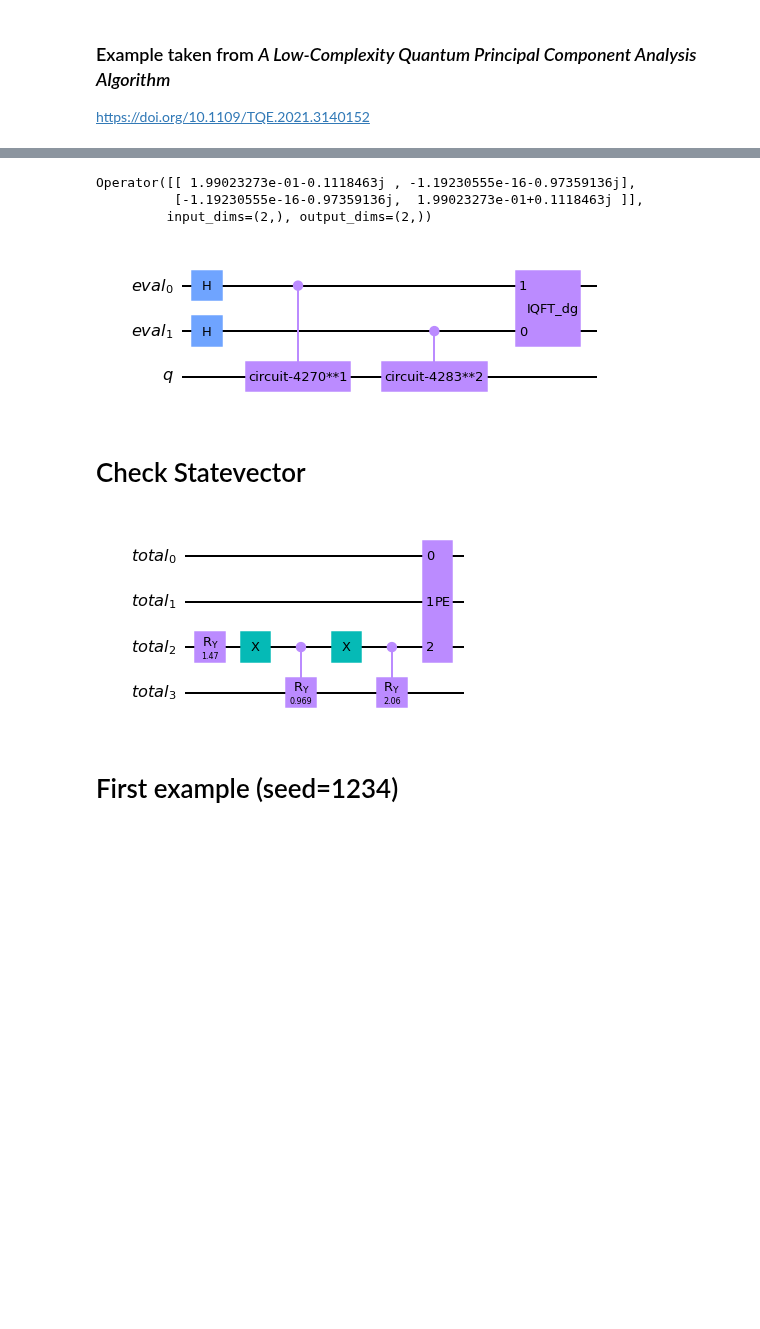
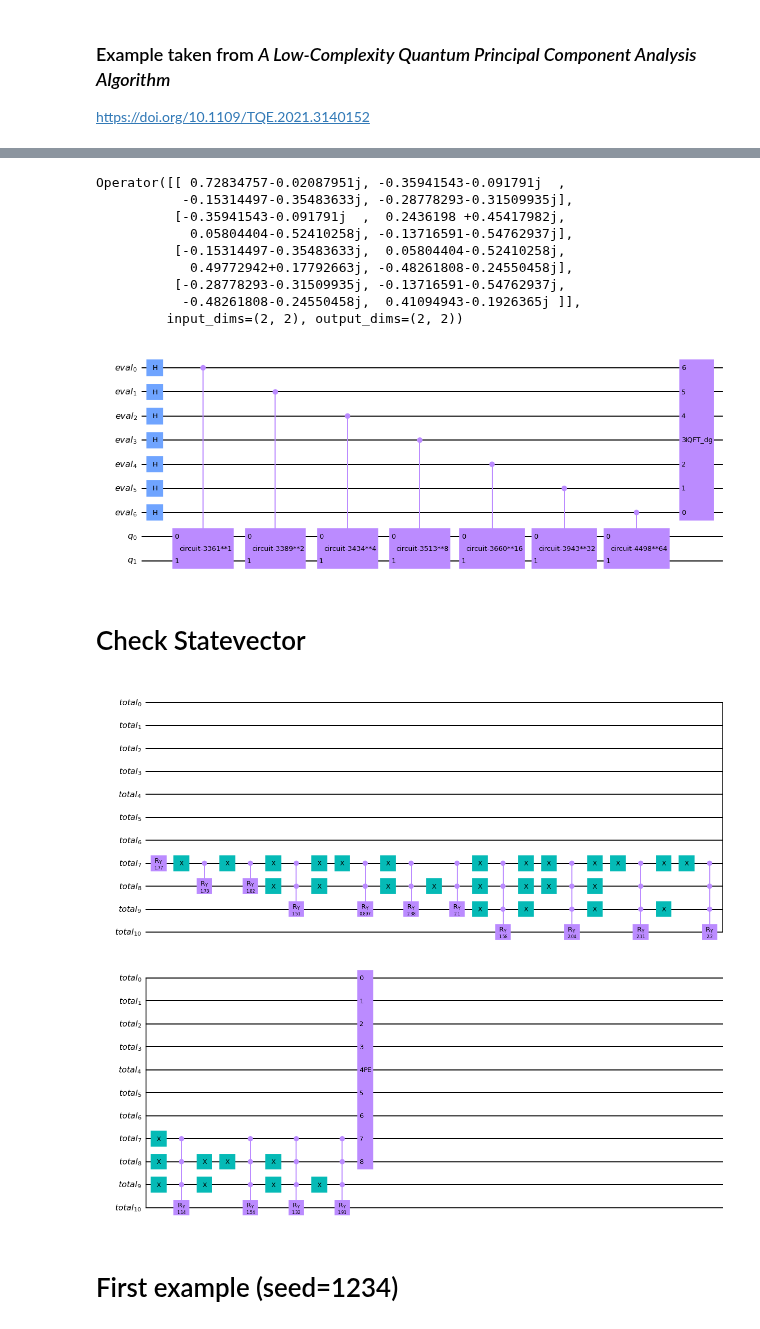
Before and after one commit to PolnareffPark/QuPCA, a Jupyter notebook: Non_integer_eigenvalues.ipynb, the cells around one changed output, grey strips where cells are left out. Saved outputs shown, nothing was run; the diff lists cells and outputs as text; code cells hidden in the pictures; blank space fills up the shorter version.

```diff
--- a/Non_integer_eigenvalues.ipynb
+++ b/Non_integer_eigenvalues.ipynb
@@ -16,10 +16,10 @@ from qiskit.circuit.library import PhaseEstimation
 import matplotlib.pyplot as plt
 from qiskit import BasicAer, execute
 import scipy as sc
+#9329
+np.random.seed(12)
 
-np.random.seed(14)
-
-example_matrix=np.random.rand(2,2)
+example_matrix=np.random.rand(4,4)
 
 
 example_matrix=np.dot(example_matrix,example_matrix.T)
@@ -49,0 +60,12 @@ example_matrix1,np.linalg.eig(example_matrix1)
+# %%
+'''eig,e_v=np.linalg.eig(example_matrix1)
+b=np.array([.9,.1])
+#b=np.array([3.,2.,1.,0])
+BB = e_v@np.diag(b)@e_v.T
+BB, np.linalg.eig(BB)
+example_matrix2=BB
+
+sum_squares = (example_matrix2**2).sum()
+input_probabilities = (example_matrix2**2/sum_squares).flatten()
+
+print(input_probabilities)'''
@@ -78,22 +102,6 @@ def thetas_computation(example_matrix):
     nodes.insert(0, 1)
     thetas=[]
 
-    '''for i in range(len(nodes)-len(input_probabilities)):
-        print('i',i)
-        right_node=i+idx_sub
-        left_node=right_node+1
-        #print(right_node,left_node)
-        #print(left_node,right_node)
-        if nodes[i]!=0:
-            #print(nodes[right_node],nodes[i])
-            thetas.append(2*np.arccos(nodes[right_node]/nodes[i]))
-            thetas.append(2*np.arcsin(nodes[left_node]/nodes[i]))
-        else:
-            thetas.append(0)
-            thetas.append(0)
-
-        idx_sub+=1
-    return thetas, all_combinations'''
     idx=0
     for i in range(1,len(nodes),2):
 
@@ -177,39 +220,45 @@ job.result().get_counts()
 # %%
 #Unitary for PE
-resolution = 2
+resolution =7
 unitary_backend = Aer.get_backend("unitary_simulator")
 u_circuit = NumPyMatrix(example_matrix1, evolution_time=2*np.pi)
 unitary_job = unitary_backend.run(transpile(u_circuit, backend=unitary_backend))
 unitary_job.result().get_unitary()
 # %% [output]
-Operator([[ 1.99023273e-01-0.1118463j , -1.19230555e-16-0.97359136j],
-          [-1.19230555e-16-0.97359136j,  1.99023273e-01+0.1118463j ]],
-         input_dims=(2,), output_dims=(2,))
+Operator([[ 0.72834757-0.02087951j, -0.35941543-0.091791j  ,
+           -0.15314497-0.35483633j, -0.28778293-0.31509935j],
+          [-0.35941543-0.091791j  ,  0.2436198 +0.45417982j,
+            0.05804404-0.52410258j, -0.13716591-0.54762937j],
+          [-0.15314497-0.35483633j,  0.05804404-0.52410258j,
+            0.49772942+0.17792663j, -0.48261808-0.24550458j],
+          [-0.28778293-0.31509935j, -0.13716591-0.54762937j,
+           -0.48261808-0.24550458j,  0.41094943-0.1926365j ]],
+         input_dims=(2, 2), output_dims=(2, 2))
 # %%
 #PE circuit
 pe = PhaseEstimation(resolution, u_circuit, name = "PE")
 pe.decompose().draw("mpl")
 # %% [output]
-[figure, old version]
+[figure, new version]
 # %% [markdown]
 # Check Statevector
 # %%
-tot_qubit = resolution+len(example_matrix)
+tot_qubit = resolution+len(example_matrix1)
 
 qr_total = QuantumRegister(tot_qubit, 'total')
 # classical = ClassicalRegister(4, 'measure')
 
 total_circuit = QuantumCircuit(qr_total , name='matrix')
 
 total_circuit.append(matrix_circuit.to_gate(), qr_total[resolution:])
 total_circuit.append(pe.to_gate(), qr_total[0:pe.num_qubits])
 # total_circuit.measure(qr_total[:2], classical[:])
 #total_circuit.swap(qr_total[0],qr_total[1])
 #total_circuit.measure_all()
 
 total_circuit.decompose(reps=1).draw("mpl")
 # %% [output]
-[figure, old version]
+[figure, new version]
 # %%
 backend_total = Aer.get_backend("statevector_simulator")
 job = backend_total.run(transpile(total_circuit, backend=backend_total))
```
Also changed, not shown: parts of 71 cells of this notebook.
